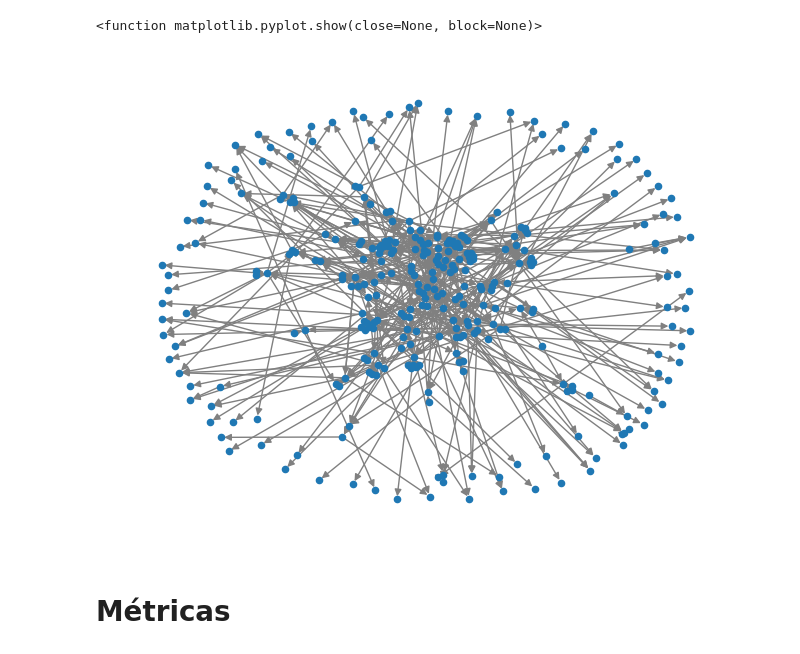
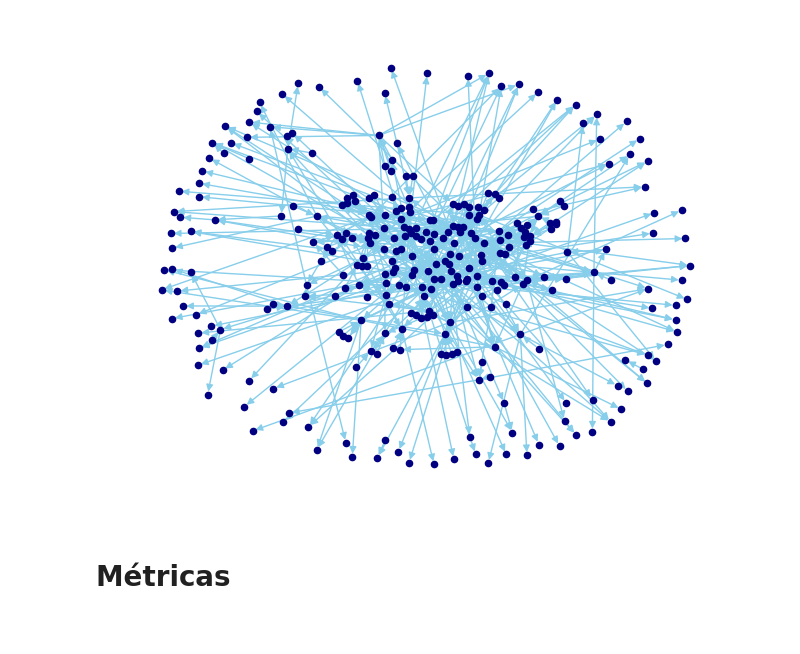
Before and after one commit to falcaoalvinho/projeto-cr-ufabc, a Jupyter notebook: plotagem.ipynb, the cells around one changed output. Cells and saved outputs as stored; diff of their text form; code cells hidden in the pictures.

```diff
--- a/plotagem.ipynb
+++ b/plotagem.ipynb
@@ -18,50 +18,17 @@ Já para as arestas, durante os primeiros testes da modelagem, observamos que em
 # %%
-#Carregamento do arquivo .env
-from dotenv import load_dotenv
-import os
-load_dotenv()
+from networkx.algorithms import community
+import networkx as nx
 
-# FETCH da API
-import requests
-response = requests.get(os.getenv('GET_TRANSFERENCIAS'))
-data = response.json()
-
-# Criação do grafo e plotagem dos dados
-import networkx as nx
 import matplotlib.pyplot as plt
 
-grafo = nx.DiGraph()
+from grafo import montar_grafo
 
-if response.status_code == 200:
-    conexoes_jogadores = {}
-
-    for registro in data['transferências']:
-        if registro['jogador'] not in conexoes_jogadores.keys():
-            conexoes_jogadores[registro['jogador']] = []
-
-        conexoes_jogadores[registro['jogador']].append(registro)
-        grafo.add_edge(registro['de'], registro['para'], weight=1, transferencias=[], quantidade_transferencias=1)
-
-    for jogador, conexoes in  conexoes_jogadores.items():
-        for conexao in conexoes:
-            grafo[conexao['de']][conexao['para']]['transferencias'].append({
-                    'data': conexao['data'],
-                    'jogador': conexao['jogador'],
-                    'valor': conexao['valor'],
-                    'id': conexao['id']
-                    })
-
-            grafo[conexao['de']][conexao['para']]['quantidade_transferencias'] = len(grafo[conexao['de']][conexao['para']]['transferencias'])
-            grafo[conexao['de']][conexao['para']]['weight'] = 1 / grafo[conexao['de']][conexao['para']]['quantidade_transferencias']
-
-layout = nx.spring_layout(grafo, k=0.5, scale=50) # Definição do layout usado no grafo
-
-# Desenho do grafo
-nx.draw(grafo, node_size=20, edge_color='gray', arrowsize=10)
-plt.show
+grafo = montar_grafo()
+layout = nx.spring_layout(grafo, k=0.1)
+nx.draw(grafo, layout, node_size=20, node_color='navy', edge_color='skyblue', arrowsize=10)
+plt.show()
 # %% [output]
-<function matplotlib.pyplot.show(close=None, block=None)>
-[figure, old version]
+[figure, new version]
 # %% [markdown]
 # Métricas
 # %% [markdown]
```
Also changed, not shown: parts of 8 cells of this notebook.
